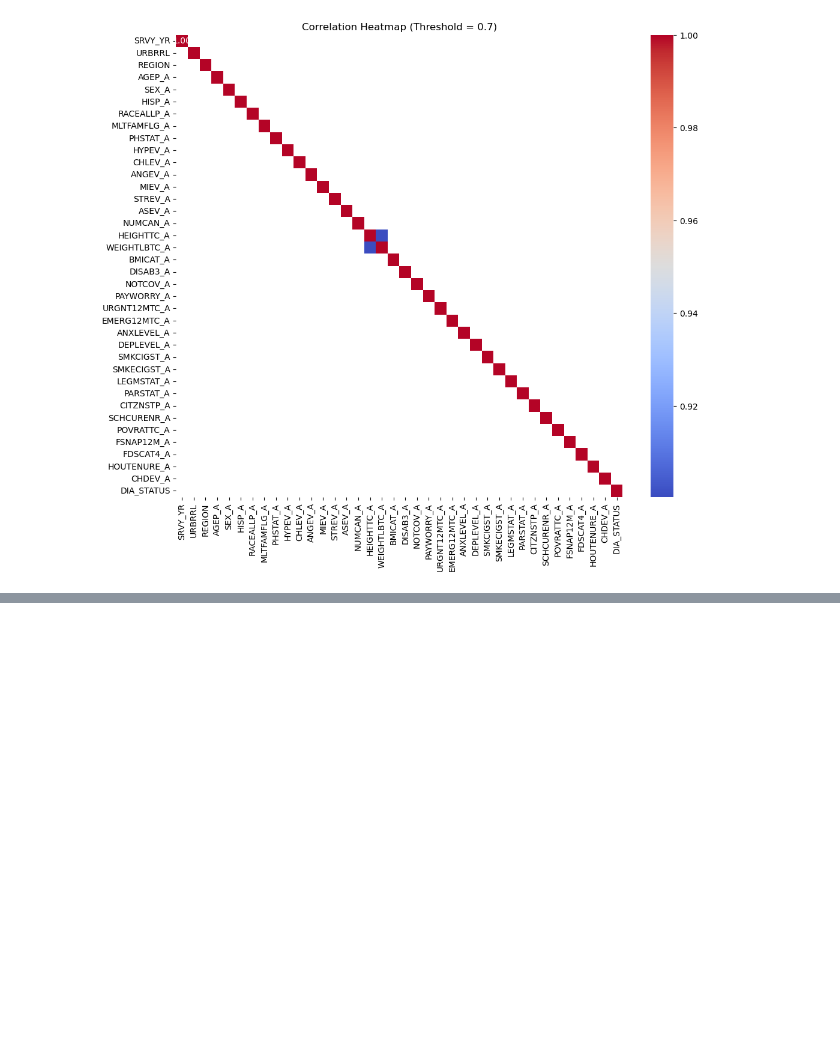
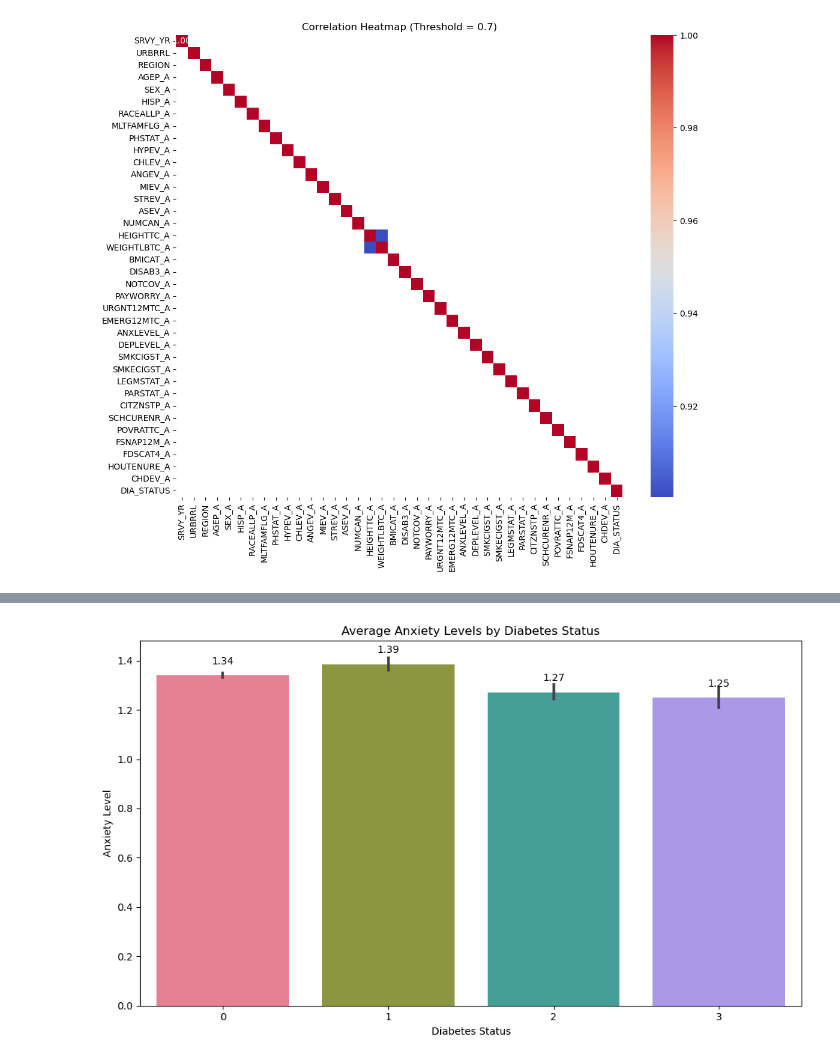
Before and after one commit to MarkusHoyt/Group1_capstone, a Jupyter notebook: TD_Team_1_eda_code.ipynb, the cells around one changed output, grey strips where cells are left out. Drawn from its saved outputs; the diff is of its cells as text; code cells hidden in the pictures; blank space fills up the shorter version.

```diff
--- a/TD_Team_1_eda_code.ipynb
+++ b/TD_Team_1_eda_code.ipynb
@@ -49,0 +100,24 @@ plt.show()
+# %%
+# Average Anxiety Levels by Diabetes Status
+
+plt.figure(figsize=(10, 6))
+
+# Create the bar plot
+ax = sns.barplot(data=adult, x='DIA_STATUS', y='ANXLEVEL_A', palette='husl')
+
+# Add title and labels
+plt.title('Average Anxiety Levels by Diabetes Status')
+plt.xlabel('Diabetes Status')
+plt.ylabel('Anxiety Level')
+
+# Add numbers on top of bars
+for p in ax.patches:
+    ax.annotate(f'{p.get_height():.2f}', (p.get_x() + p.get_width() / 2., p.get_height()),
+                ha='center', va='center', fontsize=10, color='black', xytext=(0, 14),
+                textcoords='offset points')
+
+# Show the plot
+plt.tight_layout()
+plt.show()
+# %% [output]
+[figure, added]
```
Also changed, not shown: parts of 6 cells of this notebook.
